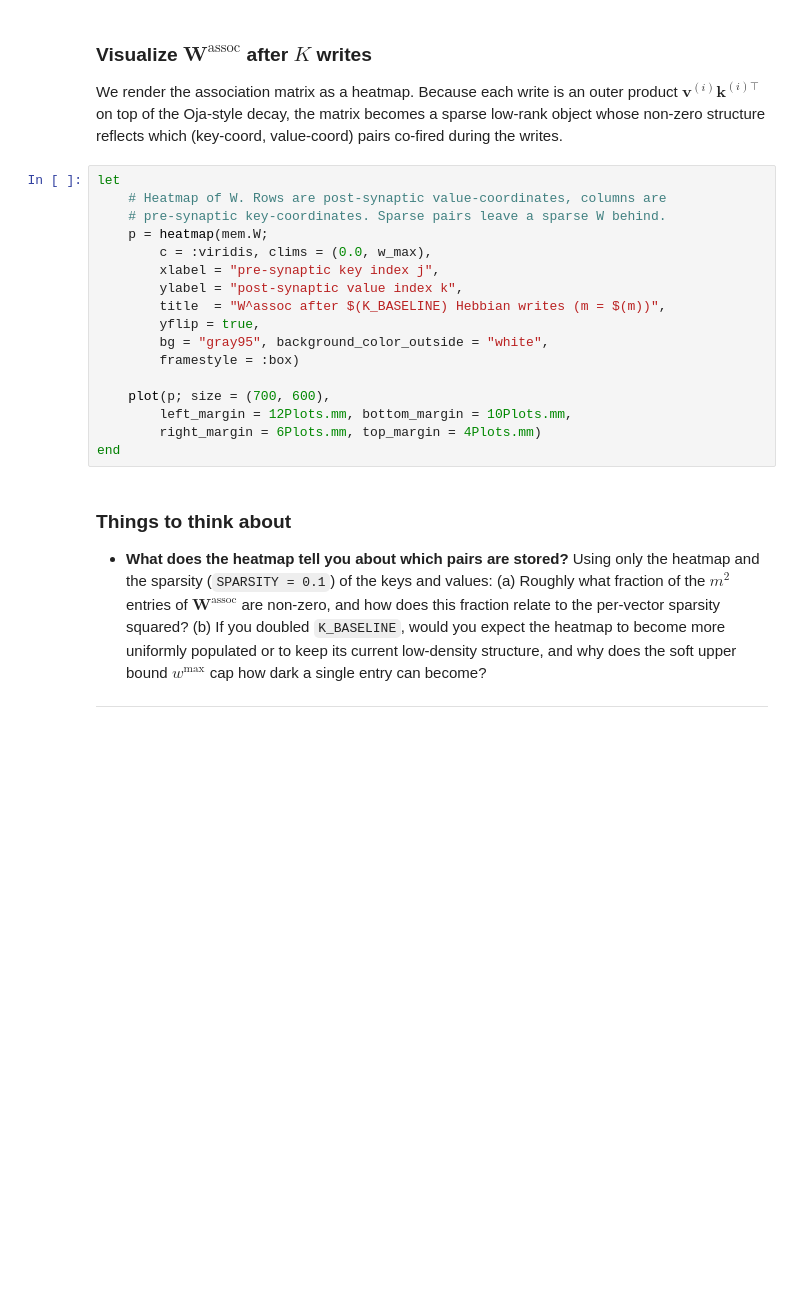
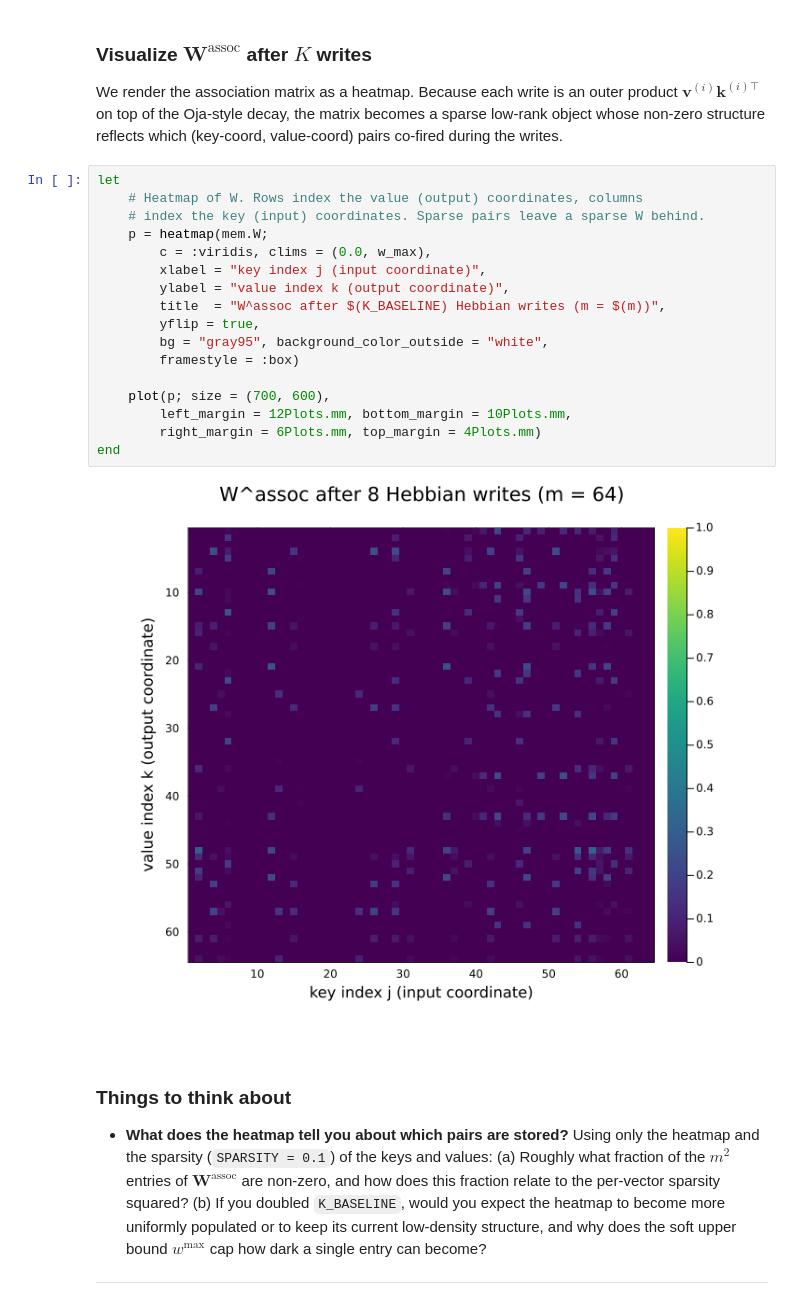
Before and after one commit to varnerlab/CHEME-5820-Lectures-Spring-2026, a Jupyter notebook: lectures/week-15/L15a/CHEME-5820-L15a-Example-SpikingNeuralNetwork-Spring-2026.ipynb, the cells around one changed output. Cells and saved outputs as stored; diff of their text form; blank space fills up the shorter version.

```diff
--- a/lectures/week-15/L15a/CHEME-5820-L15a-Example-SpikingNeuralNetwork-Spring-2026.ipynb
+++ b/lectures/week-15/L15a/CHEME-5820-L15a-Example-SpikingNeuralNetwork-Spring-2026.ipynb
@@ -103,21 +138,23 @@ end
 We render the association matrix as a heatmap. Because each write is an outer product $\mathbf{v}^{(i)}\mathbf{k}^{(i)\top}$ on top of the Oja-style decay, the matrix becomes a sparse low-rank object whose non-zero structure reflects which (key-coord, value-coord) pairs co-fired during the writes.
 # %%
 let
-    # Heatmap of W. Rows are post-synaptic value-coordinates, columns are
-    # pre-synaptic key-coordinates. Sparse pairs leave a sparse W behind.
+    # Heatmap of W. Rows index the value (output) coordinates, columns
+    # index the key (input) coordinates. Sparse pairs leave a sparse W behind.
     p = heatmap(mem.W;
         c = :viridis, clims = (0.0, w_max),
-        xlabel = "pre-synaptic key index j",
-        ylabel = "post-synaptic value index k",
+        xlabel = "key index j (input coordinate)",
+        ylabel = "value index k (output coordinate)",
         title  = "W^assoc after $(K_BASELINE) Hebbian writes (m = $(m))",
         yflip = true,
         bg = "gray95", background_color_outside = "white",
         framestyle = :box)
 
     plot(p; size = (700, 600),
         left_margin = 12Plots.mm, bottom_margin = 10Plots.mm,
         right_margin = 6Plots.mm, top_margin = 4Plots.mm)
 end
+# %% [output]
+[figure, added]
 # %% [markdown]
 ### Things to think about
 * __What does the heatmap tell you about which pairs are stored?__ Using only the heatmap and the sparsity (`SPARSITY = 0.1`) of the keys and values: (a) Roughly what fraction of the $m^{2}$ entries of $\mathbf{W}^{\text{assoc}}$ are non-zero, and how does this fraction relate to the per-vector sparsity squared? (b) If you doubled `K_BASELINE`, would you expect the heatmap to become more uniformly populated or to keep its current low-density structure, and why does the soft upper bound $w^{\max}$ cap how dark a single entry can become?
```
Also changed, not shown: parts of 10 cells of this notebook, 1 other file.
